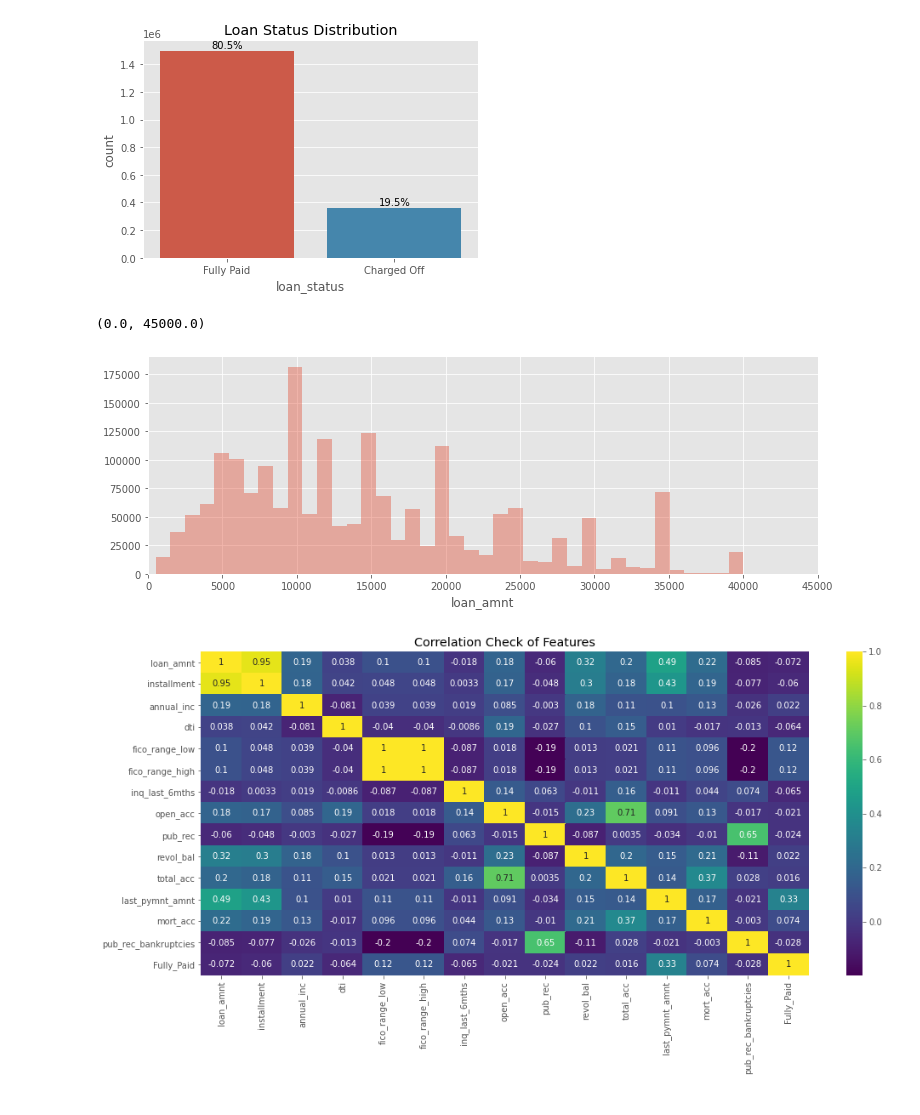
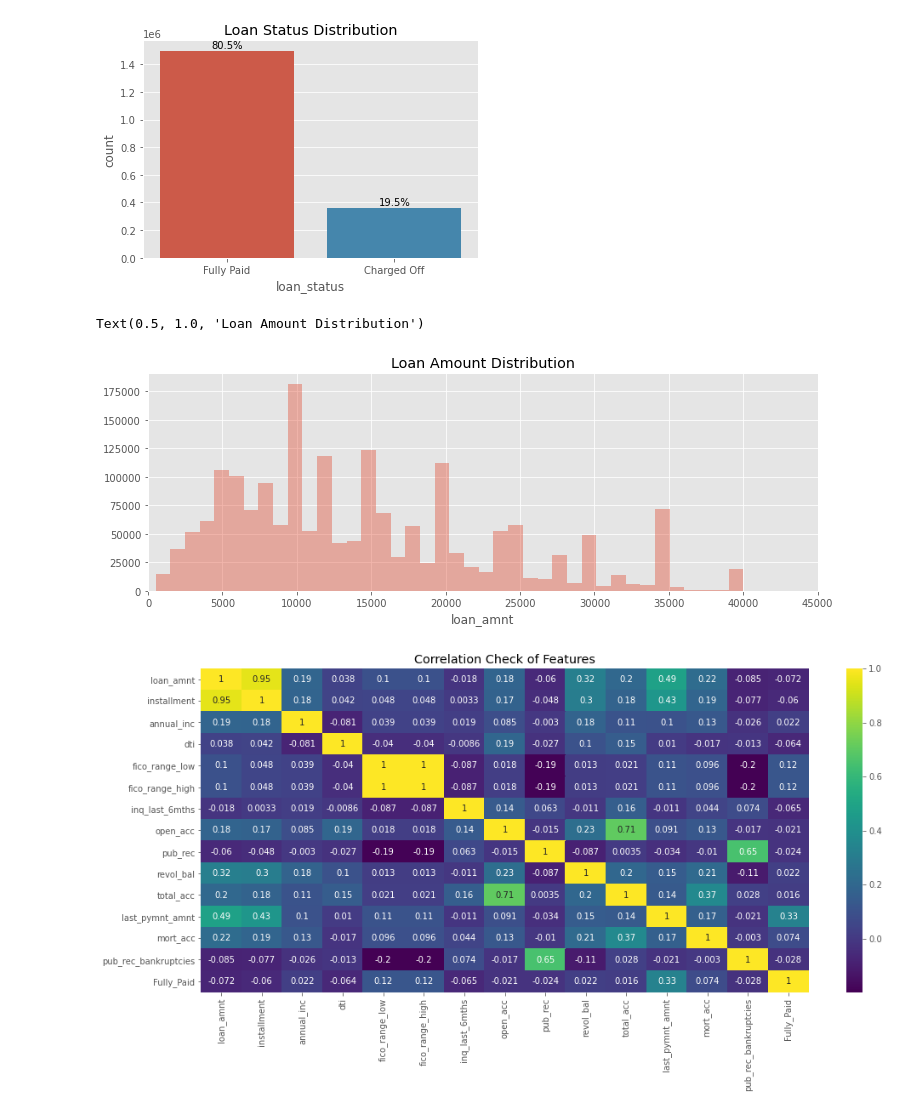
Before and after one commit to smeteo/Lending_Club_Credit_Risk_Analysis, a Jupyter notebook: Lending_Club_GC.ipynb, the cells around one changed output. Saved outputs shown, nothing was run; the diff lists cells and outputs as text; code cells hidden in the pictures.

```diff
--- a/Lending_Club_GC.ipynb
+++ b/Lending_Club_GC.ipynb
@@ -356,10 +357,11 @@ df.drop('loan_status', axis=1, inplace=True)
 # %%
 plt.figure(figsize=(12,4))
 sns.distplot(df['loan_amnt'],kde=False,bins=40)
 plt.xlim(0,45000)
+plt.title('Loan Amount Distribution')
 # %% [output]
-(0.0, 45000.0)
+Text(0.5, 1.0, 'Loan Amount Distribution')
-[figure, old version]
+[figure, new version]
 # %%
 plt.figure(figsize=(16,7))
 sns.heatmap(df.corr(),annot=True,cmap='viridis')
```
Also changed, not shown: parts of 55 cells of this notebook.
